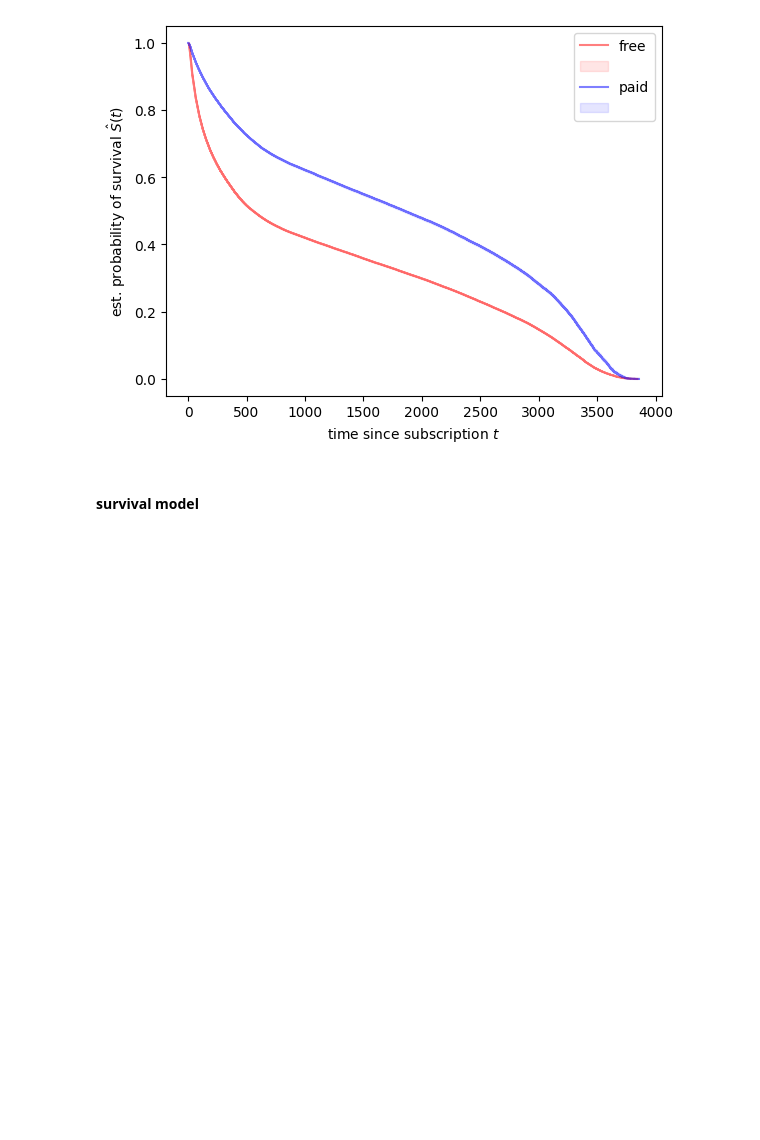
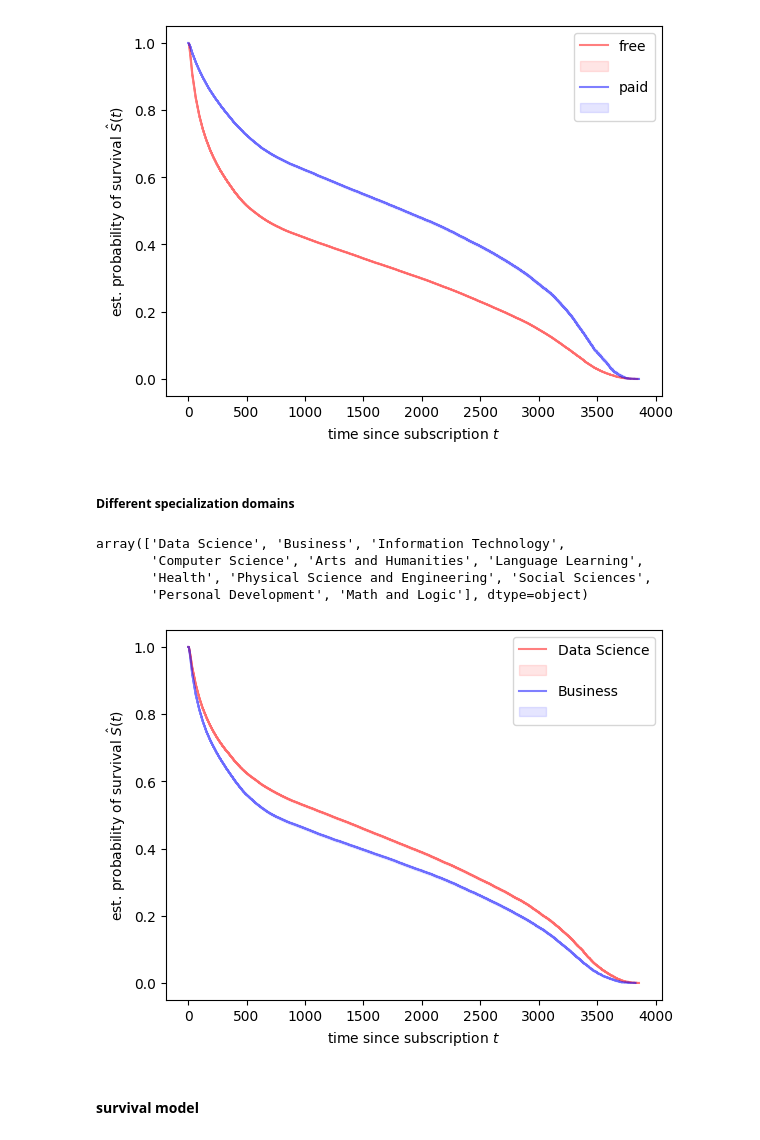
Before and after one commit to sariaslaso/retention_prediction, a Jupyter notebook: survival_analysis.ipynb, the cells around one changed output. Cells and saved outputs as stored; diff of their text form; code cells hidden in the pictures; blank space fills up the shorter version.

Commit message:
survival curves different specializations

```diff
--- a/survival_analysis.ipynb
+++ b/survival_analysis.ipynb
@@ -218,6 +218,40 @@ plt.legend(["free", "", "paid",""], loc = "best")
 plt.show()
 # %% [output]
 [figure]
+# %% [markdown]
+##### Different specialization domains
+# %%
+dataset.specialization_domain.unique()
+# %% [output]
+array(['Data Science', 'Business', 'Information Technology',
+       'Computer Science', 'Arts and Humanities', 'Language Learning',
+       'Health', 'Physical Science and Engineering', 'Social Sciences',
+       'Personal Development', 'Math and Logic'], dtype=object)
+# %%
+ds_dataset = dataset[dataset["specialization_domain"] == "Data Science"]
+business_dataset = dataset[dataset["specialization_domain"] == "Business"]
+# %%
+ds_time, ds_survival_prob, ds_conf_int = kaplan_meier_estimator(
+    ds_dataset[event_col].values.astype(bool), ds_dataset[time_col].values,
+    conf_type="log-log")
+business_time, business_survival_prob, business_conf_int = kaplan_meier_estimator(
+    business_dataset[event_col].values.astype(bool), business_dataset[time_col].values,
+    conf_type="log-log")
+
+plt.step(ds_time, ds_survival_prob, color = "red", alpha = 0.5)
+plt.fill_between(ds_time, ds_conf_int[0], ds_conf_int[1], alpha=0.1, color = "red")
+
+plt.step(business_time, business_survival_prob, color = "blue", alpha = 0.5)
+plt.fill_between(business_time, business_conf_int[0], business_conf_int[1], alpha=0.1, color = "blue")
+
+plt.legend(["Data Science", "", "Business", ""], loc = "best")
+
+plt.ylabel("est. probability of survival $\hat{S}(t)$")
+plt.xlabel("time since subscription $t$")
+
+plt.show()
+# %% [output]
+[figure, added]
 # %% [markdown]
 #### survival model
 # %%
```
Also changed, not shown: parts of 1 cell of this notebook.
